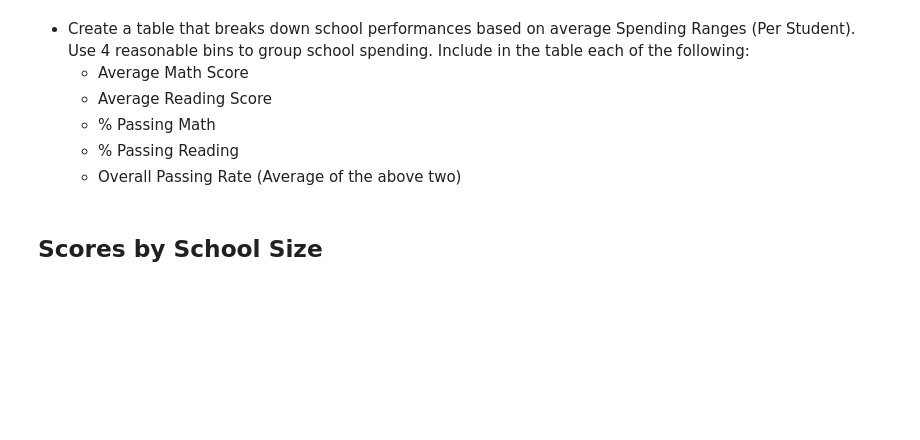
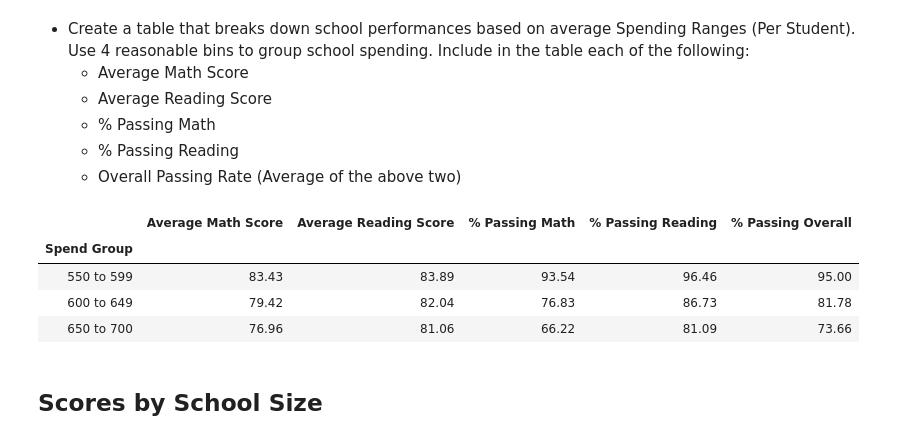
Before and after one commit to joshuadanielp/04_Pandas_HW, a Jupyter notebook: PyCitySchools/PyCitySchools_starter.ipynb, the cells around one changed output. Drawn from its saved outputs; the diff is of its cells as text; code cells hidden in the pictures; blank space fills up the shorter version.

```diff
--- a/PyCitySchools/PyCitySchools_starter.ipynb
+++ b/PyCitySchools/PyCitySchools_starter.ipynb
@@ -288,3 +284,34 @@ reading_by_grade_df
+# %%
+# columns: avg math score, avg reading score, % pass math, % pass reading, % overall pass rate
+# rows: dependent bins ... small med large ... spending ranges
+
+# Create bins in which to place values based upon average per student spending
+bins = [550, 600, 650, 700]
+
+# Create labels for these bins
+group_labels = ["550 to 599", "600 to 649", "650 to 700"]
+
+# Slice the data and place it into bins
+pd.cut(school_summary_df["Per Student Budget"], bins, labels=group_labels).head()
+
+# Place the data series into new columns inside of the DataFrame
+school_summary_df["Spend Group"] = pd.cut(school_summary_df["Per Student Budget"], bins, labels=group_labels)
+# school_summary_df
+
+# Create a GroupBy object based upon "Spend Group"
+spending_group = school_summary_df.groupby("Spend Group")
+
+# Find how many rows fall into each bin
+# print(spending_group["Total Students"].count())
+
+# Get the average of each column within the GroupBy object
+spending_group[["Average Math Score", "Average Reading Score", "% Passing Math", "% Passing Reading", "% Passing Overall"]].mean().round(2)
+# %% [output]
+|  | Average Math Score | Average Reading Score | % Passing Math | % Passing Reading | % Passing Overall |
+| Spend Group |  |  |  |  |  |
+| 550 to 599 | 83.43 | 83.89 | 93.54 | 96.46 | 95.00 |
+| 600 to 649 | 79.42 | 82.04 | 76.83 | 86.73 | 81.78 |
+| 650 to 700 | 76.96 | 81.06 | 66.22 | 81.09 | 73.66 |
 # %% [markdown]
 ## Scores by School Size
 # %% [markdown]
```
Also changed, not shown: parts of 1 cell of this notebook.
